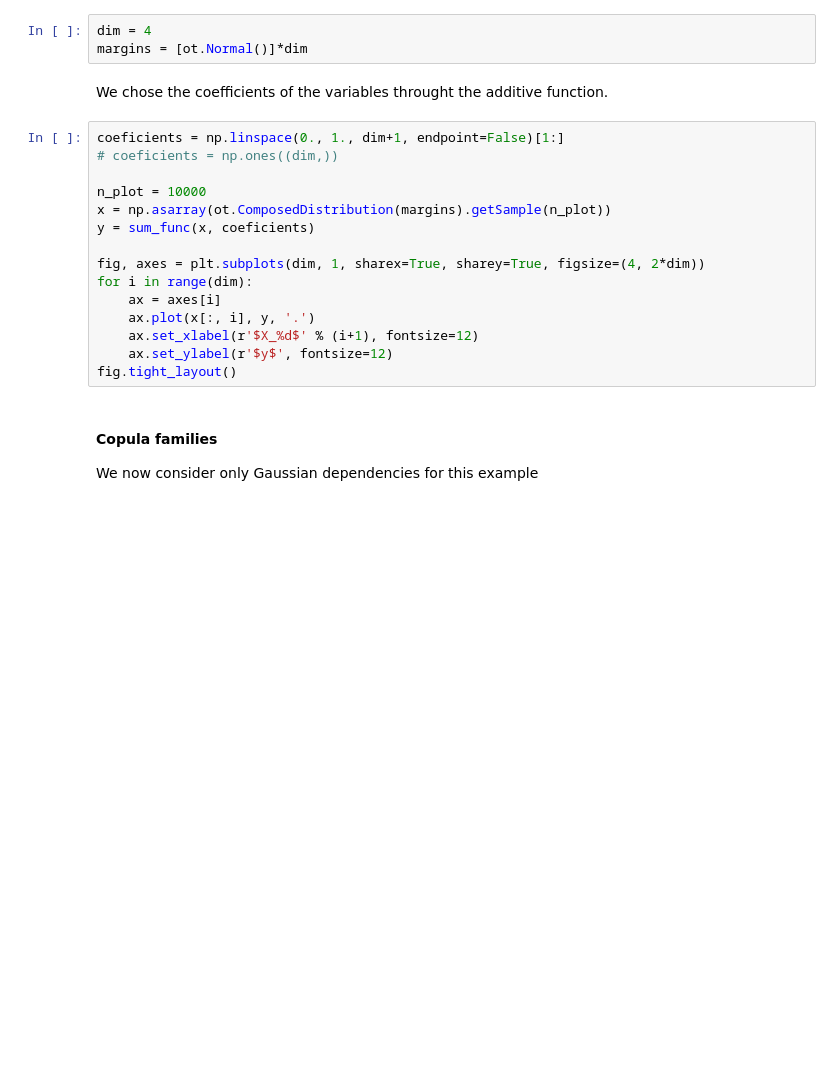
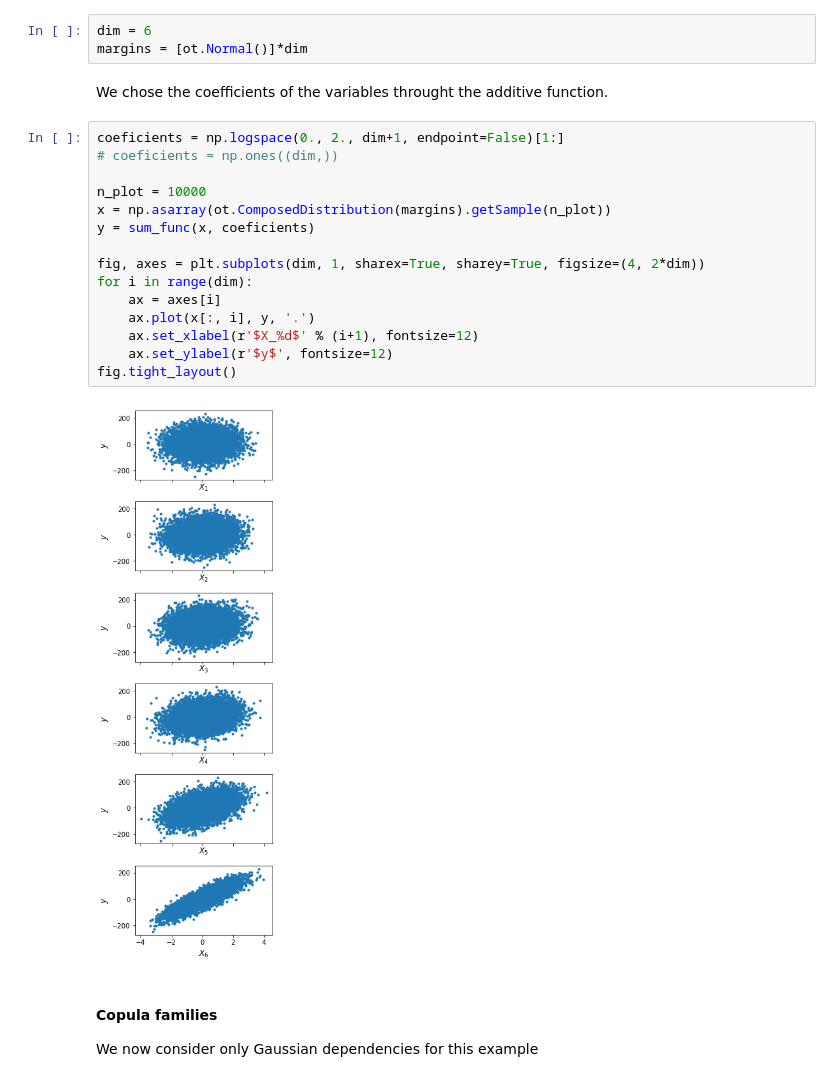
Before and after one commit to NazBen/dep-impact, a Jupyter notebook: examples/iterative-vine-construction.ipynb, the cells around one changed output. Saved outputs shown, nothing was run; the diff lists cells and outputs as text; blank space fills up the shorter version.

```diff
--- a/examples/iterative-vine-construction.ipynb
+++ b/examples/iterative-vine-construction.ipynb
@@ -36,25 +36,27 @@ def sum_func(x, a=None):
 #### Dimension and margins
 We first define the problem dimension and the margins
 # %%
-dim = 4
+dim = 6
 margins = [ot.Normal()]*dim
 # %% [markdown]
 We chose the coefficients of the variables throught the additive function.
 # %%
-coeficients = np.linspace(0., 1., dim+1, endpoint=False)[1:]
+coeficients = np.logspace(0., 2., dim+1, endpoint=False)[1:]
 # coeficients = np.ones((dim,))
 
 n_plot = 10000
 x = np.asarray(ot.ComposedDistribution(margins).getSample(n_plot))
 y = sum_func(x, coeficients)
 
 fig, axes = plt.subplots(dim, 1, sharex=True, sharey=True, figsize=(4, 2*dim))
 for i in range(dim):
     ax = axes[i]
     ax.plot(x[:, i], y, '.')
     ax.set_xlabel(r'$X_%d$' % (i+1), fontsize=12)
     ax.set_ylabel(r'$y$', fontsize=12)
 fig.tight_layout()
+# %% [output]
+[figure, added]
 # %% [markdown]
 #### Copula families
 We now consider only Gaussian dependencies for this example
```
Also changed, not shown: parts of 10 cells of this notebook, 1 other file.
